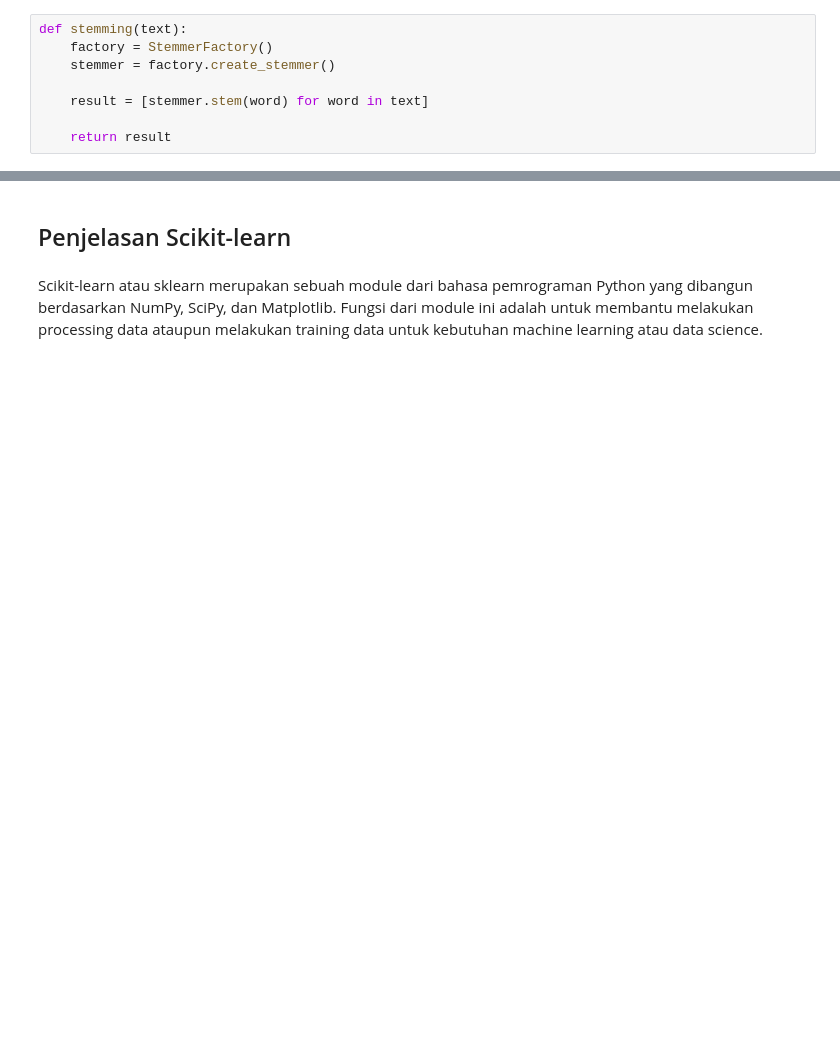
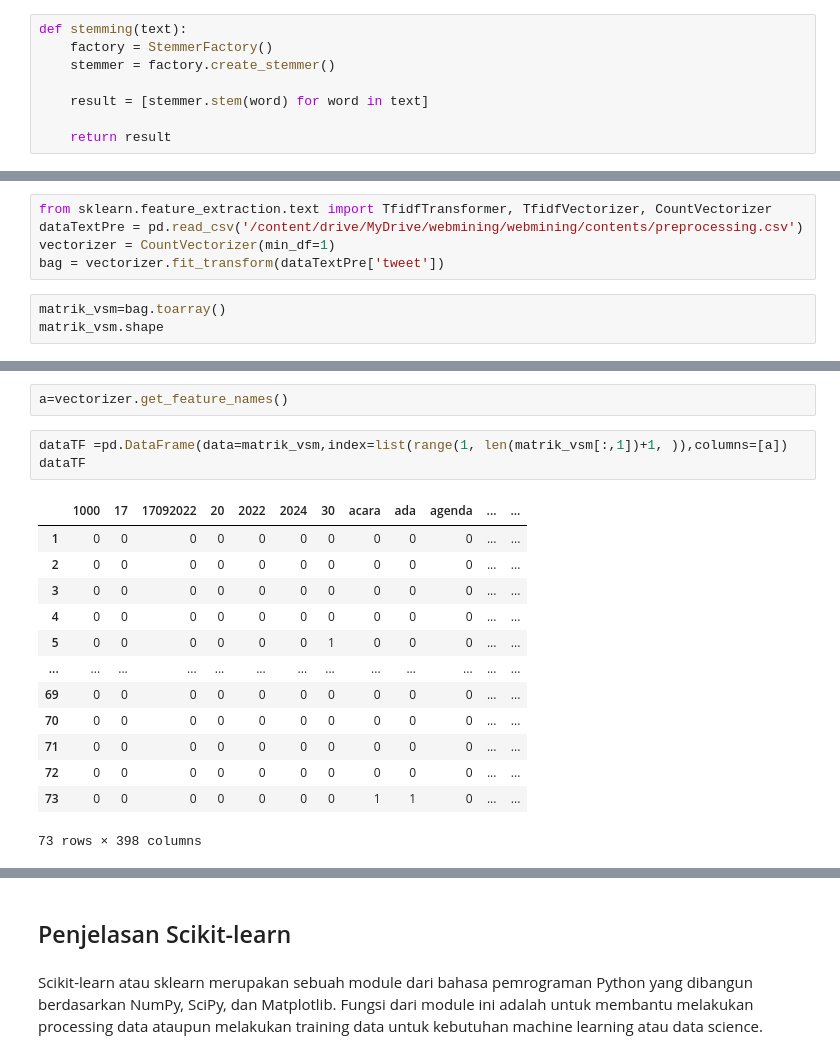
Before and after one commit to Fahmiady11/webmining, a Jupyter notebook: _build/jupyter_execute/contents/CrawlingVSM.ipynb, the cells around one changed output, grey strips where cells are left out. Saved outputs shown, nothing was run; the diff lists cells and outputs as text; blank space fills up the shorter version.

```diff
--- a/_build/jupyter_execute/contents/CrawlingVSM.ipynb
+++ b/_build/jupyter_execute/contents/CrawlingVSM.ipynb
@@ -298,0 +291,8 @@ tf
+# %%
+from sklearn.feature_extraction.text import TfidfTransformer, TfidfVectorizer, CountVectorizer
+dataTextPre = pd.read_csv('/content/drive/MyDrive/webmining/webmining/contents/preprocessing.csv')
+vectorizer = CountVectorizer(min_df=1)
+bag = vectorizer.fit_transform(dataTextPre['tweet'])
+# %%
+matrik_vsm=bag.toarray()
+matrik_vsm.shape
@@ -298,0 +323,19 @@ tf
+# %%
+a=vectorizer.get_feature_names()
+# %%
+dataTF =pd.DataFrame(data=matrik_vsm,index=list(range(1, len(matrik_vsm[:,1])+1, )),columns=[a])
+dataTF
+# %% [output]
+|  | 1000 | 17 | 17092022 | 20 | 2022 | 2024 | 30 | acara | ada | agenda | ... | ... |
+| 1 | 0 | 0 | 0 | 0 | 0 | 0 | 0 | 0 | 0 | 0 | ... | ... |
+| 2 | 0 | 0 | 0 | 0 | 0 | 0 | 0 | 0 | 0 | 0 | ... | ... |
+| 3 | 0 | 0 | 0 | 0 | 0 | 0 | 0 | 0 | 0 | 0 | ... | ... |
+| 4 | 0 | 0 | 0 | 0 | 0 | 0 | 0 | 0 | 0 | 0 | ... | ... |
+| 5 | 0 | 0 | 0 | 0 | 0 | 0 | 1 | 0 | 0 | 0 | ... | ... |
+| ... | ... | ... | ... | ... | ... | ... | ... | ... | ... | ... | ... | ... |
+| 69 | 0 | 0 | 0 | 0 | 0 | 0 | 0 | 0 | 0 | 0 | ... | ... |
+| 70 | 0 | 0 | 0 | 0 | 0 | 0 | 0 | 0 | 0 | 0 | ... | ... |
+| 71 | 0 | 0 | 0 | 0 | 0 | 0 | 0 | 0 | 0 | 0 | ... | ... |
+| 72 | 0 | 0 | 0 | 0 | 0 | 0 | 0 | 0 | 0 | 0 | ... | ... |
+| 73 | 0 | 0 | 0 | 0 | 0 | 0 | 0 | 1 | 1 | 0 | ... | ... |
+73 rows × 398 columns
```
Also changed, not shown: parts of 55 cells of this notebook, 9 other files.
